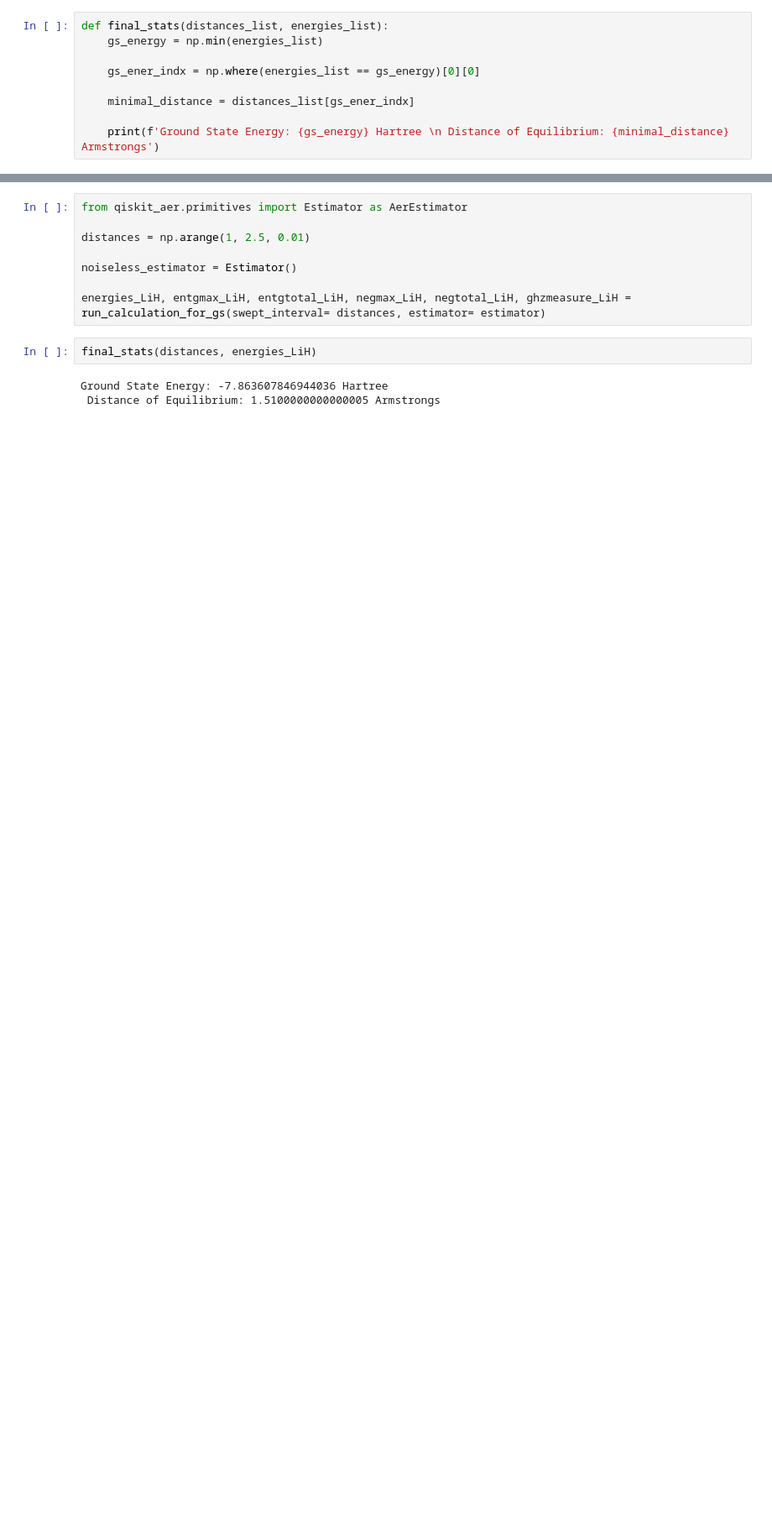
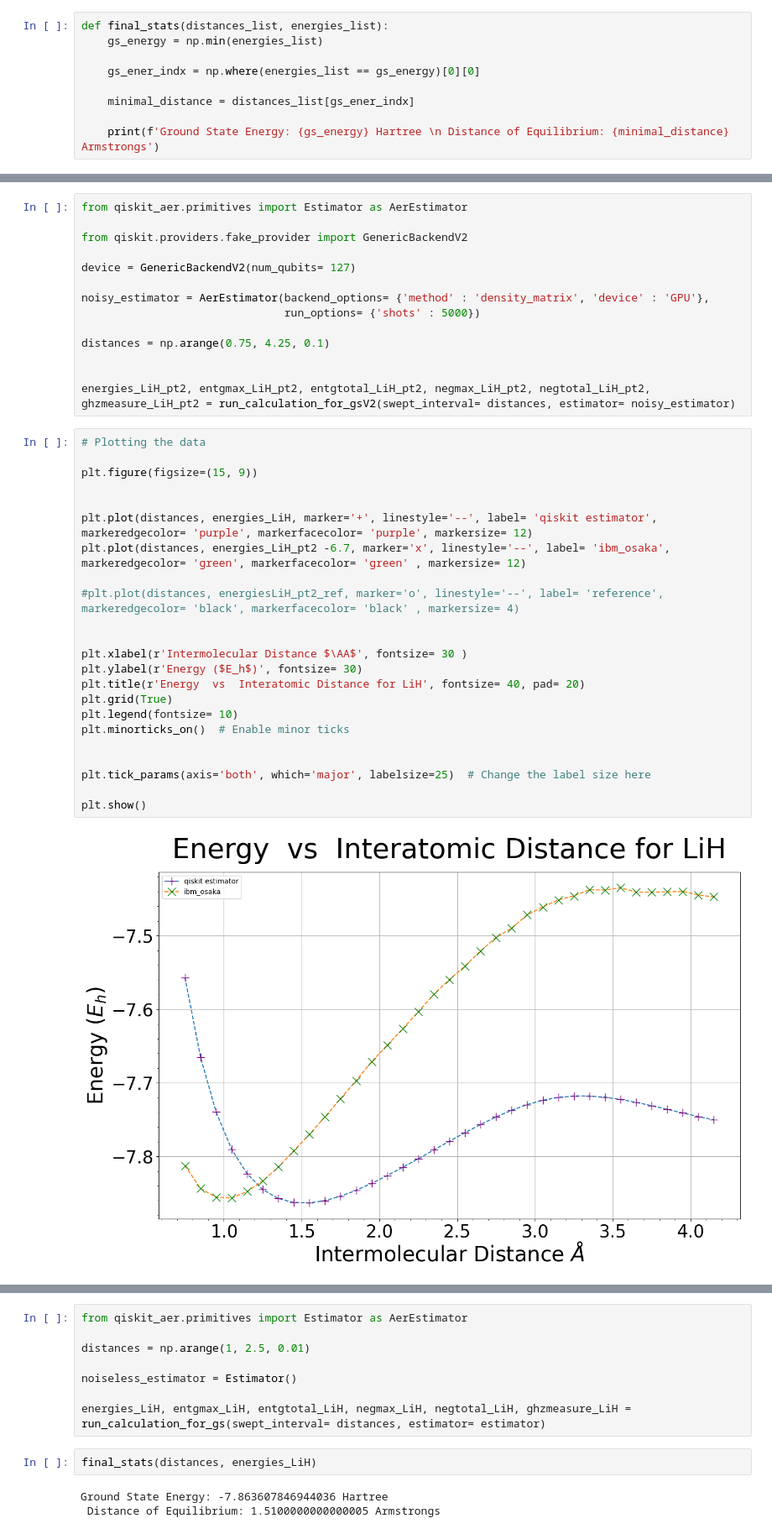
Before and after one commit to jervaal/Thesis-VQE, a Jupyter notebook: Diatomic Molecules/LiH_molecule.ipynb, the cells around one changed output, grey strips where cells are left out. Shown at 84% size. Drawn from its saved outputs; the diff is of its cells as text; blank space fills up the shorter version.

```diff
--- a/Diatomic Molecules/LiH_molecule.ipynb
+++ b/Diatomic Molecules/LiH_molecule.ipynb
@@ -437 +466,40 @@ def run_calculation_for_gsV2(swept_interval, estimator):
+# %%
+from qiskit_aer.primitives import Estimator as AerEstimator
+
+from qiskit.providers.fake_provider import GenericBackendV2
+
+device = GenericBackendV2(num_qubits= 127)
+
+noisy_estimator = AerEstimator(backend_options= {'method' : 'density_matrix', 'device' : 'GPU'},
+                               run_options= {'shots' : 5000})
+
+distances = np.arange(0.75, 4.25, 0.1)
+
+
+energies_LiH_pt2, entgmax_LiH_pt2, entgtotal_LiH_pt2, negmax_LiH_pt2, negtotal_LiH_pt2, ghzmeasure_LiH_pt2 = run_calculation_for_gsV2(swept_interval= distances, estimator= noisy_estimator)
+# %%
+# Plotting the data
+
+plt.figure(figsize=(15, 9))
+
+
+plt.plot(distances, energies_LiH, marker='+', linestyle='--', label= 'qiskit estimator', markeredgecolor= 'purple', markerfacecolor= 'purple', markersize= 12)
+plt.plot(distances, energies_LiH_pt2 -6.7, marker='x', linestyle='--', label= 'ibm_osaka', markeredgecolor= 'green', markerfacecolor= 'green' , markersize= 12)
+
+#plt.plot(distances, energiesLiH_pt2_ref, marker='o', linestyle='--', label= 'reference', markeredgecolor= 'black', markerfacecolor= 'black' , markersize= 4)
+
+
+plt.xlabel(r'Intermolecular Distance $\AA$', fontsize= 30 )
+plt.ylabel(r'Energy ($E_h$)', fontsize= 30)
+plt.title(r'Energy  vs  Interatomic Distance for LiH', fontsize= 40, pad= 20)
+plt.grid(True)
+plt.legend(fontsize= 10)
+plt.minorticks_on()  # Enable minor ticks
+
+
+plt.tick_params(axis='both', which='major', labelsize=25)  # Change the label size here
+
+plt.show()
+# %% [output]
+[figure, added]
 # %%
```
Also changed, not shown: parts of 14 cells of this notebook, 2 other files.
